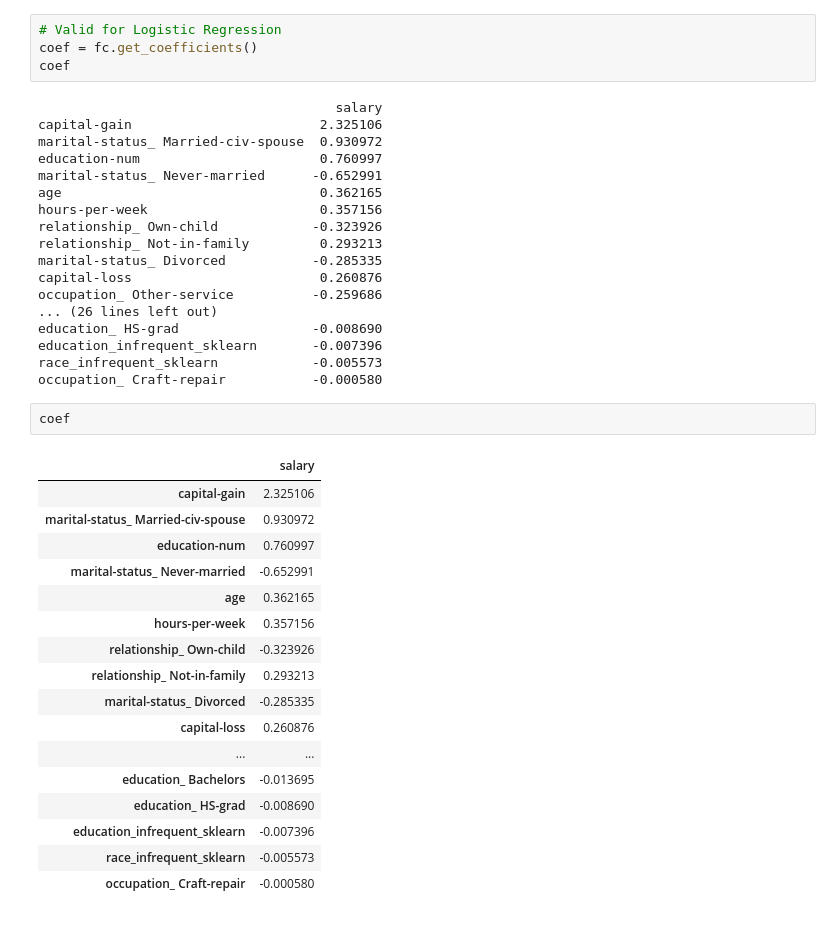
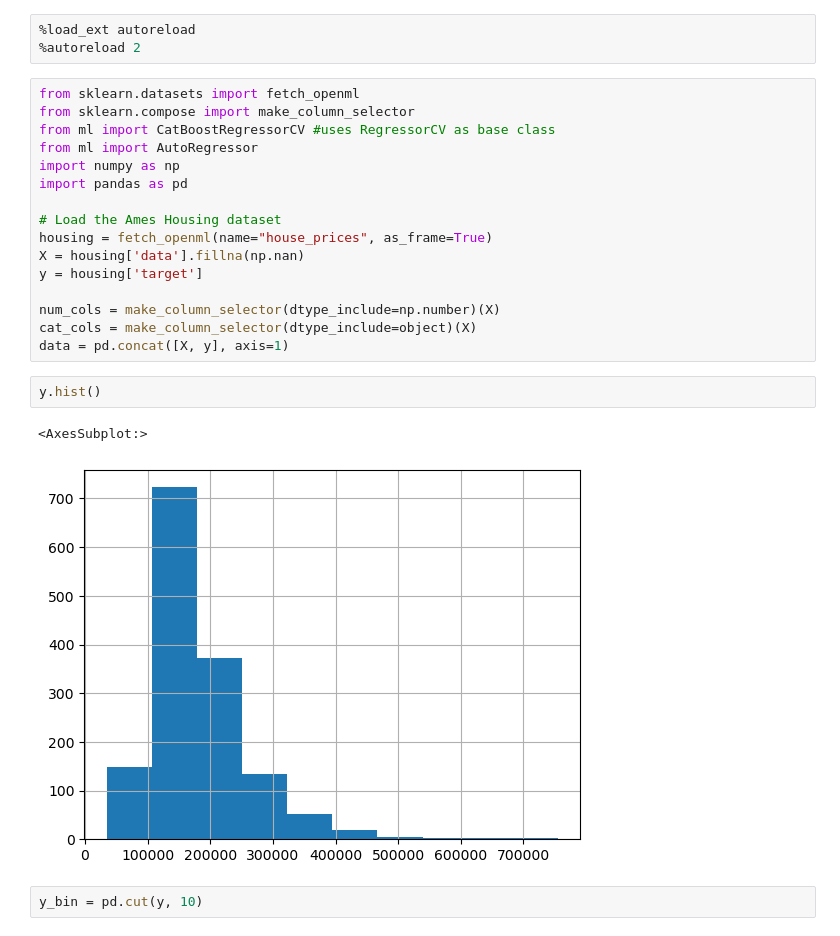
Before and after one commit to WittmannF/FactorsCalculator, a Jupyter notebook: test_ml.ipynb, the cells around one changed output. Cells and saved outputs as stored; diff of their text form.

```diff
--- a/test_ml.ipynb
+++ b/test_ml.ipynb
@@ -149,42 +1,26 @@ weighted avg       0.84      0.85      0.84      8141
-# %%
-# Valid for Logistic Regression
-coef = fc.get_coefficients()
-coef
-# %% [output]
-                                      salary
-capital-gain                        2.325106
-marital-status_ Married-civ-spouse  0.930972
-education-num                       0.760997
-marital-status_ Never-married      -0.652991
-age                                 0.362165
-hours-per-week                      0.357156
-relationship_ Own-child            -0.323926
-relationship_ Not-in-family         0.293213
-marital-status_ Divorced           -0.285335
-capital-loss                        0.260876
-occupation_ Other-service          -0.259686
-... (26 lines left out)
-education_ HS-grad                 -0.008690
-education_infrequent_sklearn       -0.007396
-race_infrequent_sklearn            -0.005573
-occupation_ Craft-repair           -0.000580
-# %%
-coef
-# %% [output]
-|  | salary |
-| capital-gain | 2.325106 |
-| marital-status_ Married-civ-spouse | 0.930972 |
-| education-num | 0.760997 |
-| marital-status_ Never-married | -0.652991 |
-| age | 0.362165 |
-| hours-per-week | 0.357156 |
-| relationship_ Own-child | -0.323926 |
-| relationship_ Not-in-family | 0.293213 |
-| marital-status_ Divorced | -0.285335 |
-| capital-loss | 0.260876 |
-| ... | ... |
-| education_ Bachelors | -0.013695 |
-| education_ HS-grad | -0.008690 |
-| education_infrequent_sklearn | -0.007396 |
-| race_infrequent_sklearn | -0.005573 |
-| occupation_ Craft-repair | -0.000580 |
+# %%
+%load_ext autoreload
+%autoreload 2
+# %%
+from sklearn.datasets import fetch_openml
+from sklearn.compose import make_column_selector
+from ml import CatBoostRegressorCV #uses RegressorCV as base class
+from ml import AutoRegressor
+import numpy as np
+import pandas as pd
+
+# Load the Ames Housing dataset
+housing = fetch_openml(name="house_prices", as_frame=True)
+X = housing['data'].fillna(np.nan)
+y = housing['target']
+
+num_cols = make_column_selector(dtype_include=np.number)(X)
+cat_cols = make_column_selector(dtype_include=object)(X)
+data = pd.concat([X, y], axis=1)
+# %%
+y.hist()
+# %% [output]
+<AxesSubplot:>
+[figure, added]
+# %%
+y_bin = pd.cut(y, 10)
```
Also changed, not shown: parts of 23 cells of this notebook, 3 other files.
